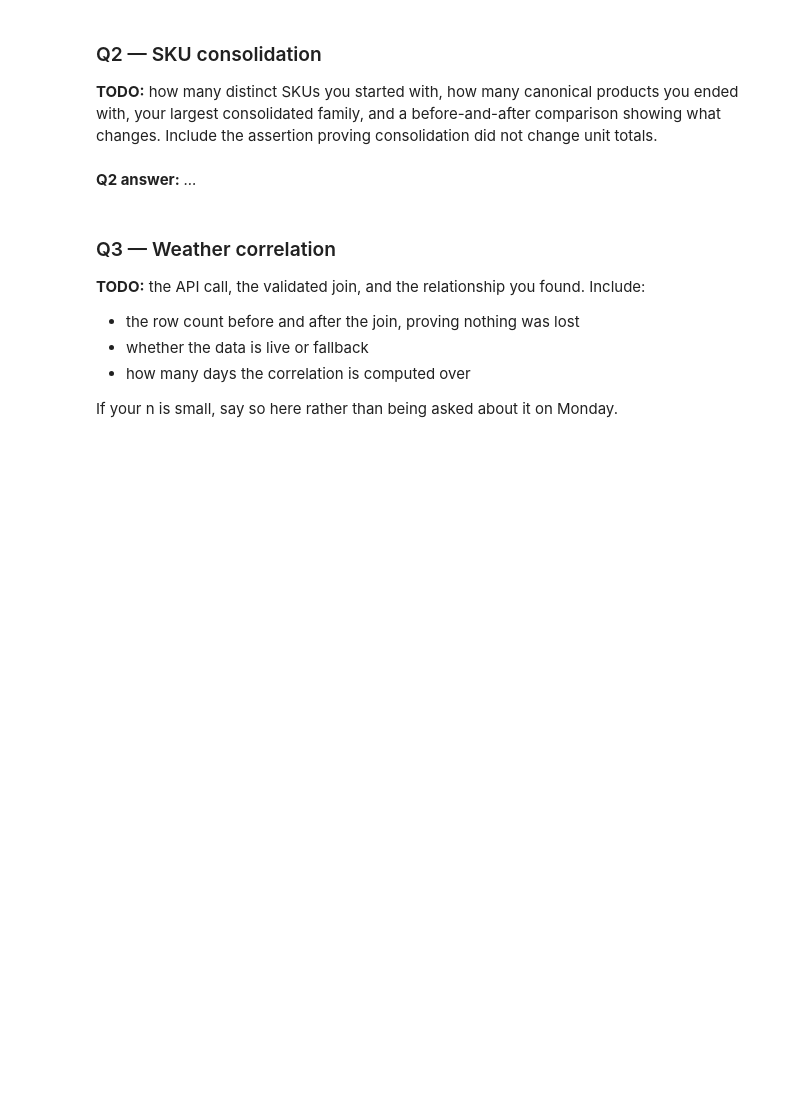
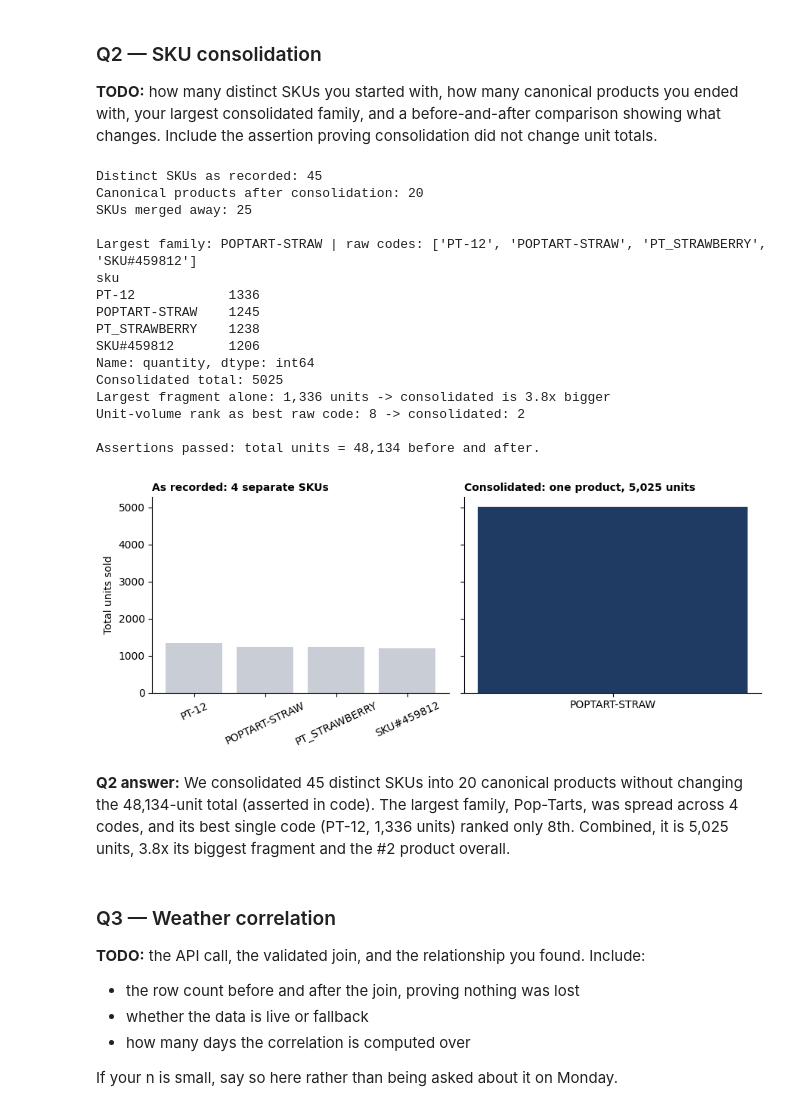
Before and after one commit to mayajdias/walmart-hurricane-project, a Jupyter notebook: notebooks/2026-10-30 — Midterm Progress — Lab.ipynb, the cells around one changed output. Cells and saved outputs as stored; diff of their text form; code cells hidden in the pictures; blank space fills up the shorter version.

```diff
--- a/notebooks/2026-10-30 — Midterm Progress — Lab.ipynb
+++ b/notebooks/2026-10-30 — Midterm Progress — Lab.ipynb
@@ -25,9 +93,72 @@ Presentations are Monday. If a question is not working, this is the last checkpo
 
 **TODO:** how many distinct SKUs you started with, how many canonical products you ended with, your largest consolidated family, and a before-and-after comparison showing what changes. Include the assertion proving consolidation did not change unit totals.
 # %%
-# TODO
+import pandas as pd
+import matplotlib.pyplot as plt
+
+tx = pd.read_csv('walmart_transactions_cleaned.csv')
+raw = pd.read_csv('walmart_transactions (1).csv')[['transaction_id', 'sku']].drop_duplicates('transaction_id')
+tx = tx.merge(raw, on='transaction_id', how='left', validate='one_to_one')
+assert tx['sku'].notna().all(), 'Some transactions lost their original SKU.'
+
+raw_count = tx['sku'].nunique()
+canonical_count = tx['canonical_sku'].nunique()
+print('Distinct SKUs as recorded:', raw_count)
+print('Canonical products after consolidation:', canonical_count)
+print('SKUs merged away:', raw_count - canonical_count)
+
+family_sizes = tx.groupby('canonical_sku')['sku'].nunique().sort_values(ascending=False)
+largest_family = family_sizes.index[0]
+fragmented = (tx[tx['canonical_sku'] == largest_family]
+              .groupby('sku')['quantity'].sum().sort_values(ascending=False))
+consolidated_total = fragmented.sum()
+print('\nLargest family:', largest_family, '| raw codes:', list(fragmented.index))
+print(fragmented)
+print('Consolidated total:', consolidated_total)
+print(f'Largest fragment alone: {fragmented.iloc[0]:,} units -> consolidated is {consolidated_total / fragmented.iloc[0]:.1f}x bigger')
+
+raw_rank = tx.groupby('sku')['quantity'].sum().rank(ascending=False, method='min')
+canon_rank = tx.groupby('canonical_sku')['quantity'].sum().rank(ascending=False, method='min')
+print('Unit-volume rank as best raw code:', int(raw_rank[fragmented.index[0]]),
+      '-> consolidated:', int(canon_rank[largest_family]))
+
+assert tx.groupby('sku')['quantity'].sum().sum() == tx.groupby('canonical_sku')['quantity'].sum().sum(), 'Consolidation changed total units.'
+assert consolidated_total == tx.loc[tx['canonical_sku'] == largest_family, 'quantity'].sum()
+assert tx.groupby('sku')['canonical_sku'].nunique().max() == 1, 'A raw SKU maps to more than one canonical SKU.'
+print(f"\nAssertions passed: total units = {tx['quantity'].sum():,} before and after.")
+
+fig, axes = plt.subplots(1, 2, figsize=(9, 3.8), sharey=True)
+axes[0].bar(fragmented.index, fragmented.values, color='#c9cdd6')
+axes[0].set_title(f'As recorded: {len(fragmented)} separate SKUs', fontsize=10, loc='left', fontweight='bold')
+axes[0].tick_params(axis='x', labelrotation=25)
+axes[0].set_ylabel('Total units sold')
+axes[1].bar([largest_family], [consolidated_total], color='#1f3b63')
+axes[1].set_title(f'Consolidated: one product, {consolidated_total:,} units', fontsize=10, loc='left', fontweight='bold')
+for ax in axes:
+    for s in ('top', 'right'):
+        ax.spines[s].set_visible(False)
+plt.tight_layout()
+plt.show()
+# %% [output]
+Distinct SKUs as recorded: 45
+Canonical products after consolidation: 20
+SKUs merged away: 25
+
+Largest family: POPTART-STRAW | raw codes: ['PT-12', 'POPTART-STRAW', 'PT_STRAWBERRY', 'SKU#459812']
+sku
+PT-12            1336
+POPTART-STRAW    1245
+PT_STRAWBERRY    1238
+SKU#459812       1206
+Name: quantity, dtype: int64
+Consolidated total: 5025
+Largest fragment alone: 1,336 units -> consolidated is 3.8x bigger
+Unit-volume rank as best raw code: 8 -> consolidated: 2
+
+Assertions passed: total units = 48,134 before and after.
+[figure, added]
 # %% [markdown]
-**Q2 answer:** _..._
+**Q2 answer:** We consolidated 45 distinct SKUs into 20 canonical products without changing the 48,134-unit total (asserted in code). The largest family, Pop-Tarts, was spread across 4 codes, and its best single code (PT-12, 1,336 units) ranked only 8th. Combined, it is 5,025 units, 3.8x its biggest fragment and the #2 product overall.
 # %% [markdown]
 ### Q3 — Weather correlation
 
```
Also changed, not shown: parts of 4 cells of this notebook.
